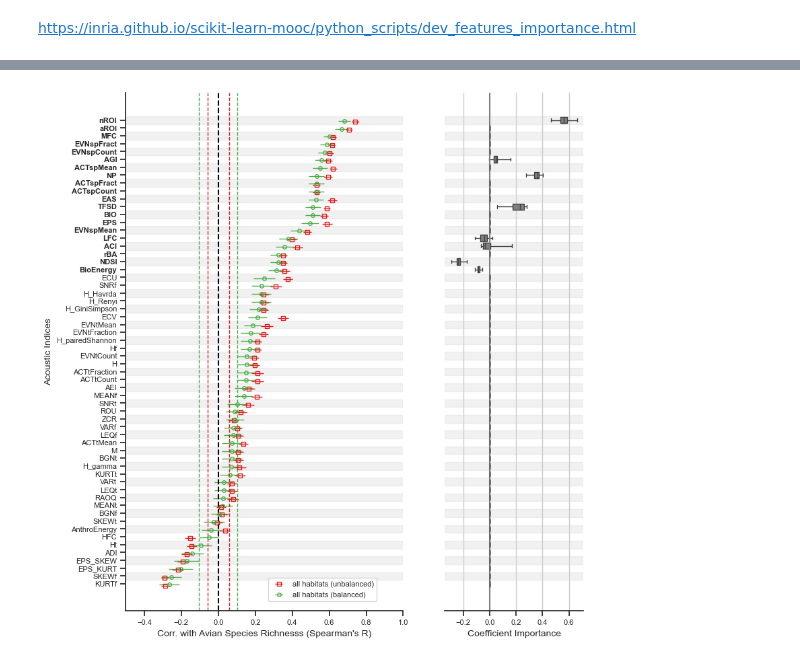
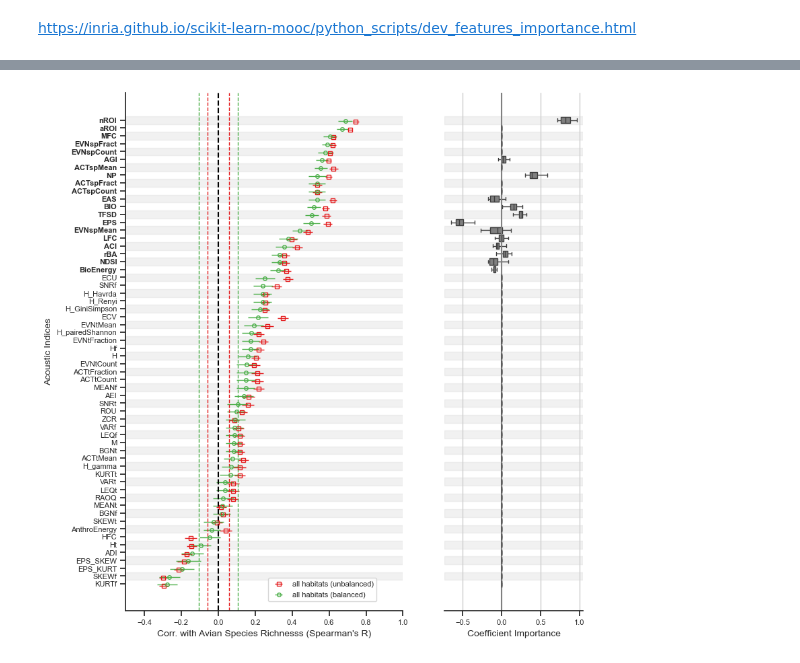
Before and after one commit to ear-team/haupert_acoustic_indices_2025, a Jupyter notebook: notebooks/03_indices_regression_linear_Groupkfold_by_habitat.ipynb, the cells around one changed output, grey strips where cells are left out. Cells and saved outputs as stored; diff of their text form; code cells hidden in the pictures.

Commit message:
[DEV] update figures and csv after taking into account the last version of the annotation files

```diff
--- a/notebooks/03_indices_regression_linear_Groupkfold_by_habitat.ipynb
+++ b/notebooks/03_indices_regression_linear_Groupkfold_by_habitat.ipynb
@@ -556,7 +524,7 @@ BLUE    = sns.color_palette('Set1')[1]
 GREEN   = sns.color_palette('Set1')[2]
 
 # Set the csv file corresponding to the aggregations
-csv_filename = 'species_richness_by_site_sans_clip_onlybirds.csv'
+csv_filename = 'species_richness_by_site_sans_clip.csv'
 # %% [markdown]
 ## 3. Read and prepare the dataframe with the aggregated samples
 # %%
@@ -639,7 +604,7 @@ https://towardsdatascience.com/explaining-negative-r-squared-17894ca26321
 
 # https://scikit-learn.org/stable/auto_examples/linear_model/plot_robust_fit.html#sphx-glr-auto-examples-linear-model-plot-robust-fit-py
 # Best Regressor when outliers are present in x and y
-model = HuberRegressor(max_iter=100, alpha=0.0001, epsilon=1.20, fit_intercept=True, warm_start=False, tol=1e-05)
+model = HuberRegressor(fit_intercept=True)
 # %% [markdown]
 ### 4.2 With a single indice
 # %%
@@ -681,9 +646,9 @@ warnings.filterwarnings('ignore')
 
 df_metrics_kfold = pd.DataFrame(columns=[
                                 'INDICE',
-                                'CCC', 'CCC_L_SHIFT', 'CCC_S_SHIFT', 'CCC_BIAS',
+                                'CCC',
                                 'ME',
-                                'MAE', 'RMSE', 'R2', 'MEDIAN_AE',
+                                'MAE', 'RMSE', 'R2',
                                 'pvalue'])
 
 best_models_kfolds = {}
@@ -699,19 +664,14 @@ for CURRENT_INDICE in CONFIG['list_indices'] :
                                                         verbose=False,
                                                         )
 
-
     # concatenate the dataframe
     df_metrics_kfold = pd.concat([df_metrics_kfold, current_df_metrics_kfold], axis=0, ignore_index=True)
 
     # add model to the dictionnary for the current indice
     best_models_kfolds.update(current_model_list[0])
 
-
 # do not show the error in this cell
 warnings.filterwarnings('default')
-
-# filter the dataframe to keep only the rows with pvalue < 0.05
-# df_metrics_kfold = df_metrics_kfold[df_metrics_kfold['pvalue'] < 0.05]
 
 # sort the dataframe by R_CCC_train
 df_metrics_kfold.sort_values(['CCC'], ascending=False, inplace=True)
@@ -769,6 +729,9 @@ for CURRENT_INDICE in significant_indices :
     # Set the variables
     x = df_initial[CURRENT_INDICE].values
     y = df_initial[GT].values
+
+    # train the model on the whole dataset
+    model.fit(x.reshape(-1, 1), y)
 
     # Get the prediction from the best model
     slope = best_models_kfolds[CURRENT_INDICE].coef_[0]
@@ -1505,7 +1469,7 @@ plt.subplots_adjust(left=0.3)
 # First part: correlation results
 #******************************************
 
-df_stat = pd.read_csv(os.path.join(CONFIG['save_dir'], GT+'_'+CONFIG['correlation_method']+"_r_sans_clip_onlybirds.csv"), sep=',', index_col=None)
+df_stat = pd.read_csv(os.path.join(CONFIG['save_dir'], GT+'_'+CONFIG['correlation_method']+"_r_sans_clip.csv"), sep=',', index_col=None)
 
 # sort by r obtained with balanced dataset by habitats
 sort_indices = df_stat[df_stat['habitat']=='all_balanced'].sort_values(by='r', ascending=False)['indice']
@@ -1621,31 +1585,31 @@ df_coef = df_coef[sort_indices]
 # add grid
 ax2.grid()
 sns.boxplot(data=df_coef, orient="h", color="grey", saturation=0.1, whis=10, ax=ax2)
 # add vertical line at x=0
 ax2.axvline(x=0, color=".5")
 # remove external lines around the graph
 ax2.spines['top'].set_visible(False)
 ax2.spines['right'].set_visible(False)
 ax2.spines['left'].set_visible(False)
 # change the size of the ticks
 ax2.tick_params(axis='x', labelsize=8)
 
 # Get the tick positions in y axis
 y_ticks = ax2.get_yticks()
 # Get the interval
 y_delta = y_ticks[1] - y_ticks[0]
 # Change background color every two ticks
 for i in range(0, len(y_ticks), 2):
     ax2.axhspan(y_ticks[i]- y_delta/ 2, y_ticks[i] + y_delta/ 2, color='lightgrey', alpha=0.3)
 
 # remove ticks on the vertical axis y on the axis ax2
 ax2.tick_params(axis='y', color='white')
 
 plt.xlabel("Coefficient Importance", fontsize=10)
 plt.subplots_adjust(left=0.05)
 
 plt.show()
 
 if SAVE : fig.savefig(os.path.join(CONFIG['save_dir'], 'figure_1a_b.png'), dpi = 300, bbox_inches = "tight")
 # %% [output]
-[figure, old version]
+[figure, new version]
```
Also changed, not shown: parts of 13 cells of this notebook, 48 other files.
